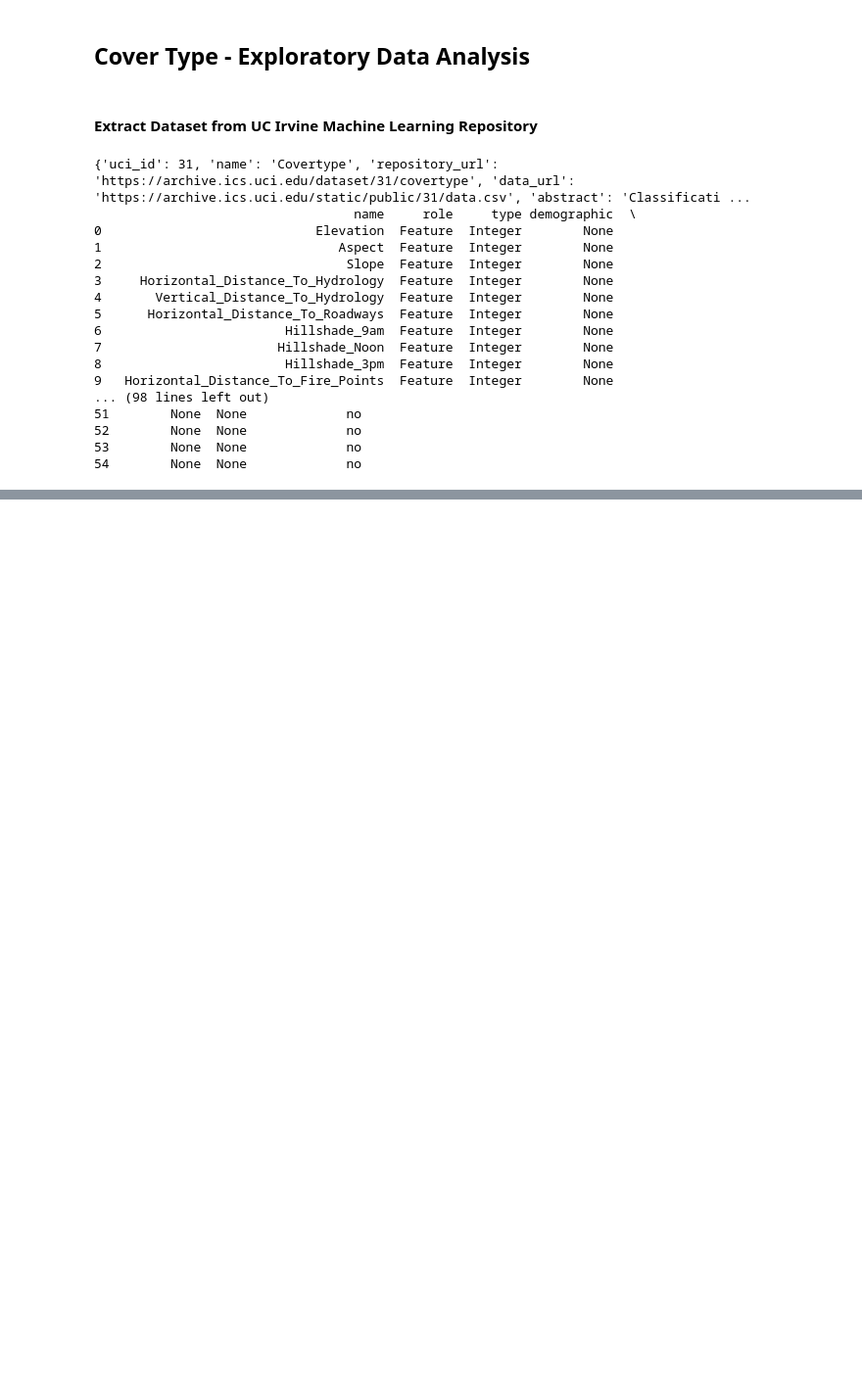
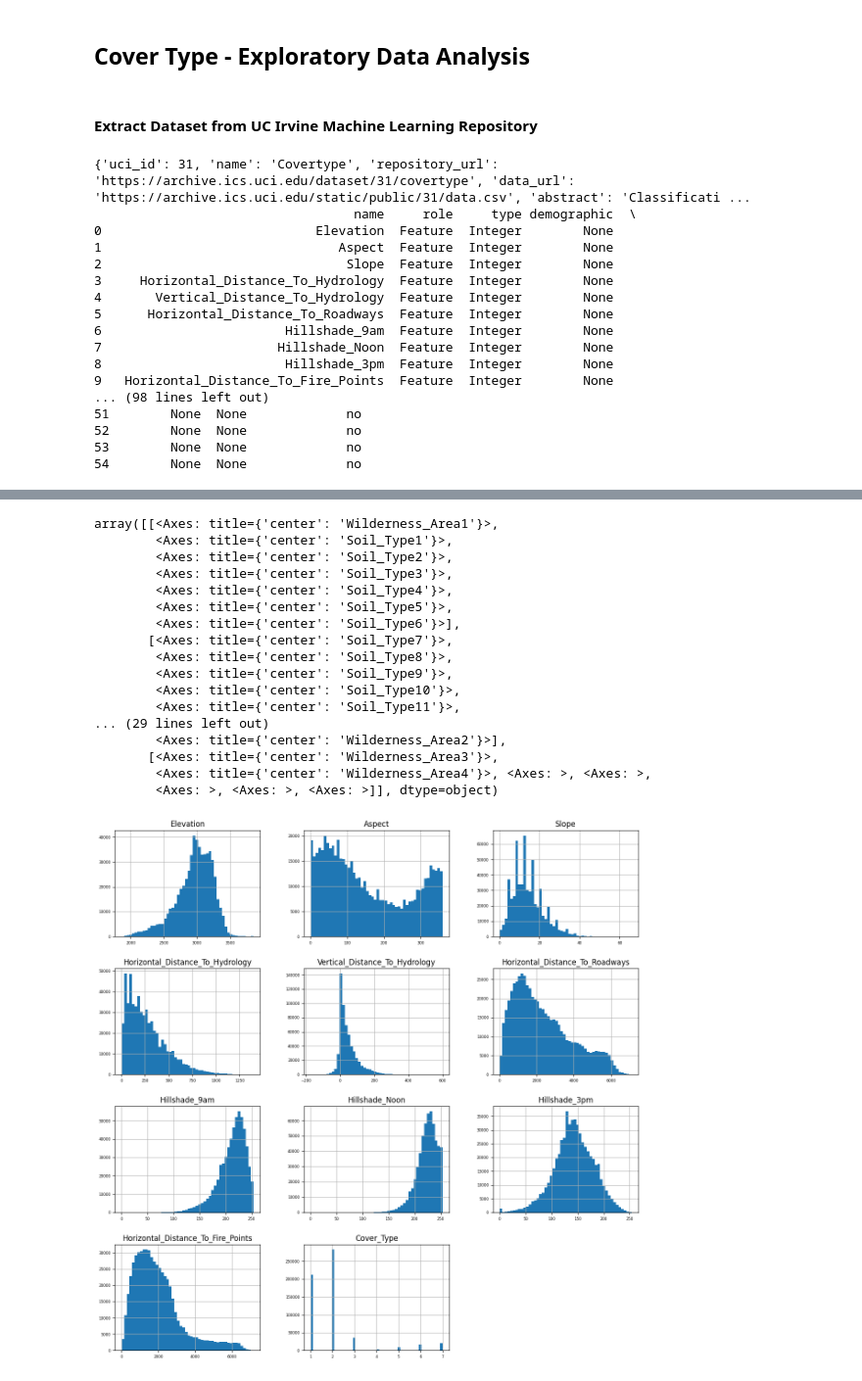
Before and after one commit to Danilo-Lapa11/covertype_EDA, a Jupyter notebook: EDA.ipynb, the cells around one changed output, grey strips where cells are left out. Shown at 98% size. Drawn from its saved outputs; the diff is of its cells as text; code cells hidden in the pictures; blank space fills up the shorter version.

```diff
--- a/EDA.ipynb
+++ b/EDA.ipynb
@@ -31,6 +31,9 @@ print(covertype.metadata)
 
 # variable information
 print(covertype.variables)
+
+# unite X and y
+df = pd.concat([X, y], axis=1)
 # %% [output]
 {'uci_id': 31, 'name': 'Covertype', 'repository_url': 'https://archive.ics.uci.edu/dataset/31/covertype', 'data_url': 'https://archive.ics.uci.edu/static/public/31/data.csv', 'abstract': 'Classificati ...
                                   name     role     type demographic  \
@@ -94,0 +116,26 @@ X.describe()
+# %%
+binarie_columns = df.columns[df.nunique() == 2]
+numerical_columns = df.columns[df.nunique() > 2]
+
+df[numerical_columns].hist(figsize=(15, 15), bins=50, xlabelsize=6, ylabelsize=6)
+
+df[binarie_columns].hist(figsize=(10, 10), bins=50, xlabelsize=6, ylabelsize=6)
+# %% [output]
+array([[<Axes: title={'center': 'Wilderness_Area1'}>,
+        <Axes: title={'center': 'Soil_Type1'}>,
+        <Axes: title={'center': 'Soil_Type2'}>,
+        <Axes: title={'center': 'Soil_Type3'}>,
+        <Axes: title={'center': 'Soil_Type4'}>,
+        <Axes: title={'center': 'Soil_Type5'}>,
+        <Axes: title={'center': 'Soil_Type6'}>],
+       [<Axes: title={'center': 'Soil_Type7'}>,
+        <Axes: title={'center': 'Soil_Type8'}>,
+        <Axes: title={'center': 'Soil_Type9'}>,
+        <Axes: title={'center': 'Soil_Type10'}>,
+        <Axes: title={'center': 'Soil_Type11'}>,
+... (29 lines left out)
+        <Axes: title={'center': 'Wilderness_Area2'}>],
+       [<Axes: title={'center': 'Wilderness_Area3'}>,
+        <Axes: title={'center': 'Wilderness_Area4'}>, <Axes: >, <Axes: >,
+        <Axes: >, <Axes: >, <Axes: >]], dtype=object)
+[figure, added]
```
Also changed, not shown: parts of 9 cells of this notebook, 1 other file.
